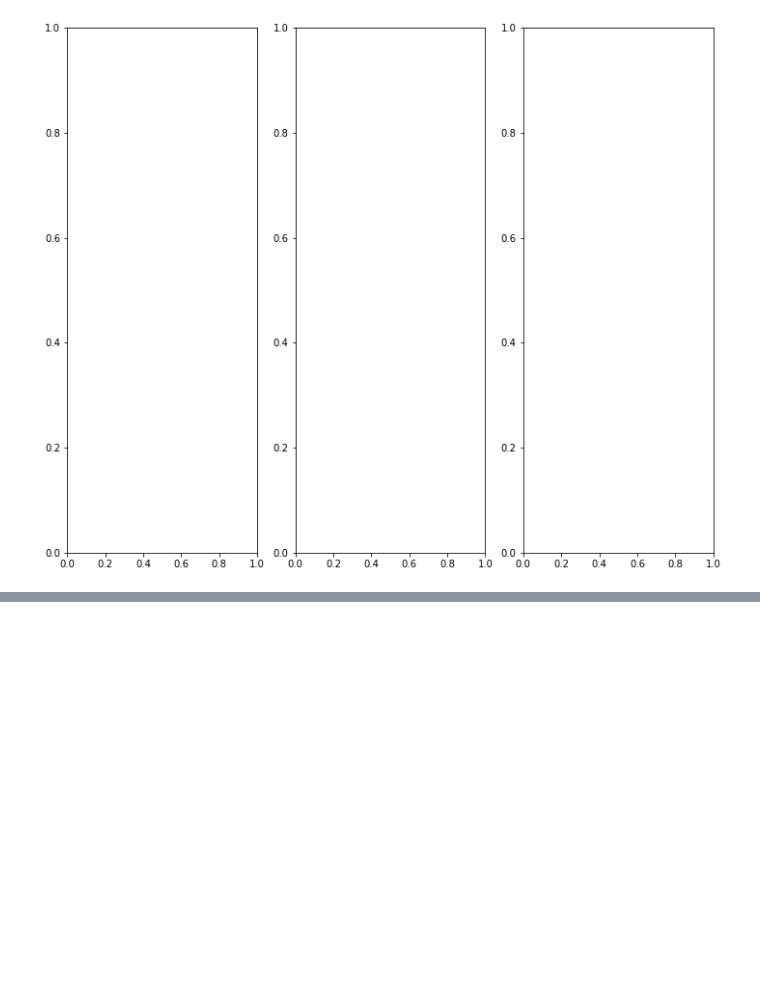
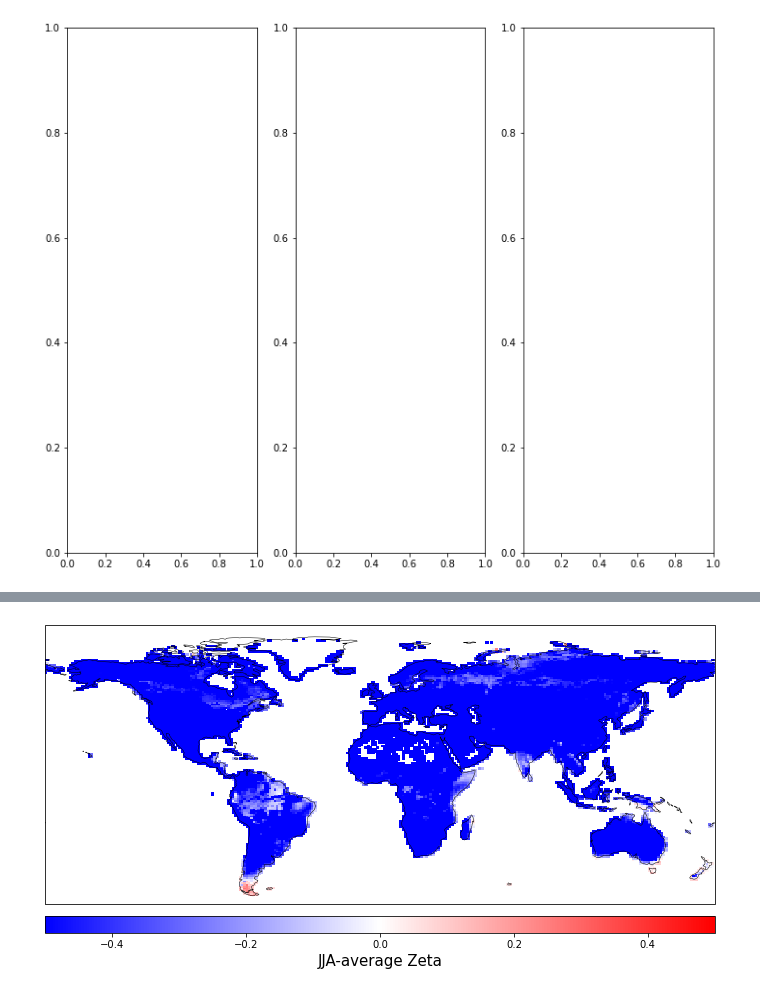
Before and after one commit to megandevlan/Coupling_CAM6CLM5, a Jupyter notebook: CouplingIndex_RegionalModelSensitivity.ipynb, the cells around one changed output, grey strips where cells are left out. Cells and saved outputs as stored; diff of their text form; code cells hidden in the pictures; blank space fills up the shorter version.

Commit message:
JJA mean Zeta.

```diff
--- a/CouplingIndex_RegionalModelSensitivity.ipynb
+++ b/CouplingIndex_RegionalModelSensitivity.ipynb
@@ -776,0 +740,40 @@ array([[[[0.      ]],
+# %%
+fileDir = '/Users/mdfowler/Documents/Analysis/Coupling_initial/data/'
+fileName = fileDir+'f.e21.FHIST.f09_f09.cesm2_cam6_clm5.001.clm2.h1.1979-1984_additionalVars.nc'
+
+zetaDS = xr.open_dataset(fileName, decode_times=True)
+zetaDS['time'] = zetaDS.indexes['time'].to_datetimeindex()
+
+dates_zeta = pd.DatetimeIndex(zetaDS.time.values)
+# %%
+# -------------------------------
+# Compute and plot JJA mean zeta
+# -------------------------------
+iJJA_zeta    = np.where((dates_zeta.month>=6) & (dates_zeta.month<=8))[0]
+zeta_JJA     = zetaDS.ZETA.values[iJJA_zeta,:,:]
+meanZeta_JJA = np.squeeze(np.nanmean(zeta_JJA, axis=0))
+
+# Make map
+fig, ax1 = plt.subplots(1,1, figsize=(12, 8),
+                        facecolor='w', edgecolor='k',
+                        subplot_kw={'projection':ccrs.PlateCarree()})
+
+ax1.set_extent([-180,180,-60,90], crs=ccrs.PlateCarree())
+
+# contour_plot = ax1.pcolormesh(zetaDS.lon.values,zetaDS.lat.values,meanZeta_JJA,
+#                              cmap='gnuplot',
+#                              vmin=-4,vmax=0.5)
+
+contour_plot = ax1.pcolormesh(zetaDS.lon.values,zetaDS.lat.values,meanZeta_JJA,
+                             cmap='bwr',
+                             vmin=-0.5,vmax=0.5)
+
+ax1.coastlines(linewidth=0.5,edgecolor='0.25')
+
+# Add colorbar
+ax_position = ax1.get_position()
+cbar_ax = fig.add_axes([ax_position.x0, ax_position.y0-0.05, ax_position.width, 0.03])
+cbar = plt.colorbar(contour_plot, orientation='horizontal',cax=cbar_ax)
+cbar.set_label('JJA-average Zeta',fontsize=15)
+# %% [output]
+[figure, added]
```
Also changed, not shown: parts of 6 cells of this notebook.
